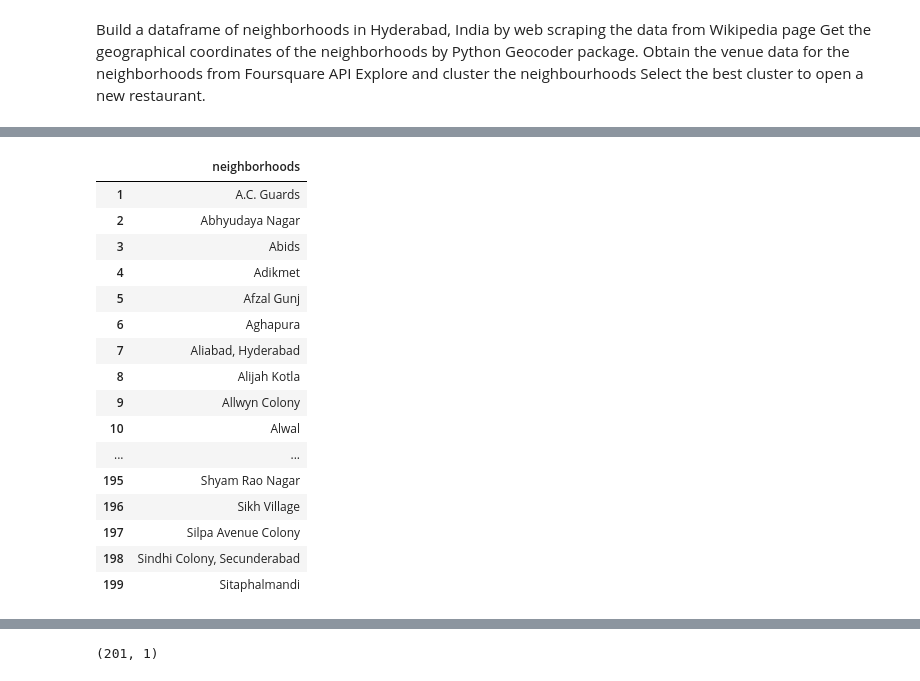
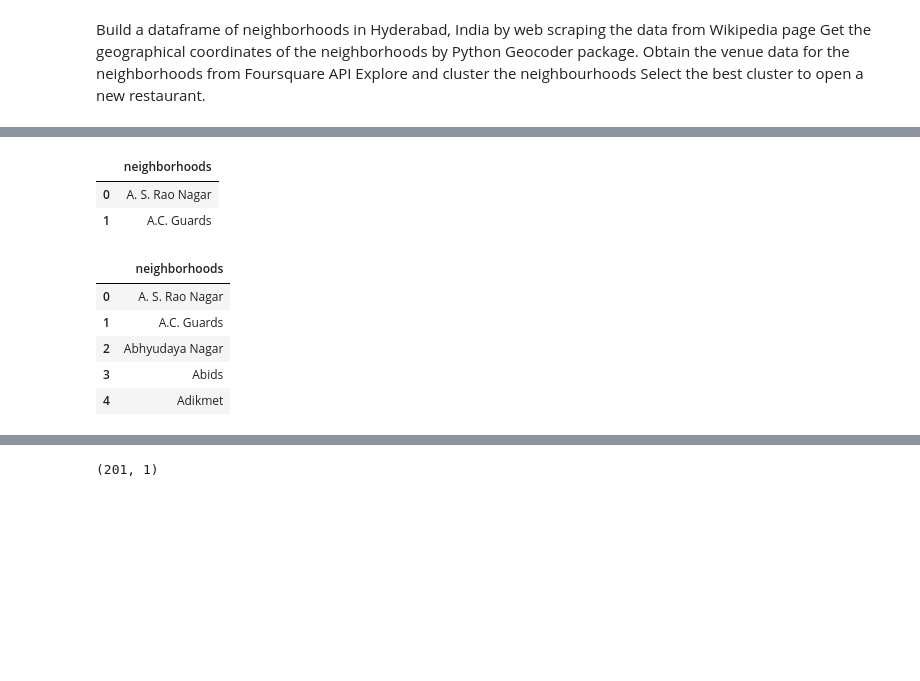
Before and after one commit to Rithik37/Data-Science-Capstone-Project, a Jupyter notebook: Capstone4.ipynb, the cells around one changed output, grey strips where cells are left out. Cells and saved outputs as stored; diff of their text form; code cells hidden in the pictures; blank space fills up the shorter version.

```diff
--- a/Capstone4.ipynb
+++ b/Capstone4.ipynb
@@ -104,22 +85,2 @@ neighborhood_data
 # %%
 df=pd.DataFrame({"neighborhoods" :neighborhood_data})
-# %%
-df.drop([0])
-# %% [output]
-|  | neighborhoods |
-| 1 | A.C. Guards |
-| 2 | Abhyudaya Nagar |
-| 3 | Abids |
-| 4 | Adikmet |
-| 5 | Afzal Gunj |
-| 6 | Aghapura |
-| 7 | Aliabad, Hyderabad |
-| 8 | Alijah Kotla |
-| 9 | Allwyn Colony |
-| 10 | Alwal |
-| ... | ... |
-| 195 | Shyam Rao Nagar |
-| 196 | Sikh Village |
-| 197 | Silpa Avenue Colony |
-| 198 | Sindhi Colony, Secunderabad |
-| 199 | Sitaphalmandi |
@@ -128,3 +87,18 @@ df1=df.drop(['index','level_0'],axis=1)
+# %%
+df.head(2)
+# %% [output]
+|  | neighborhoods |
+| 0 | A. S. Rao Nagar |
+| 1 | A.C. Guards |
+# %%
+df.head()
+# %% [output]
+|  | neighborhoods |
+| 0 | A. S. Rao Nagar |
+| 1 | A.C. Guards |
+| 2 | Abhyudaya Nagar |
+| 3 | Abids |
+| 4 | Adikmet |
 # %%
 df1
 # %% [output]
```
Also changed, not shown: parts of 6 cells of this notebook.
